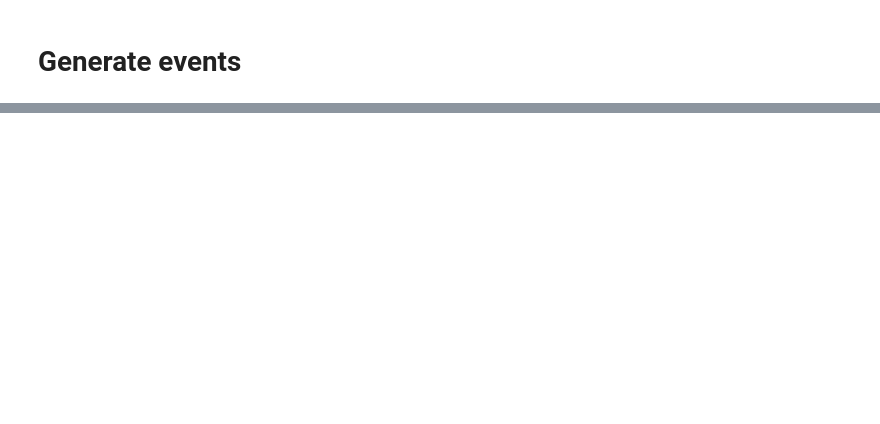
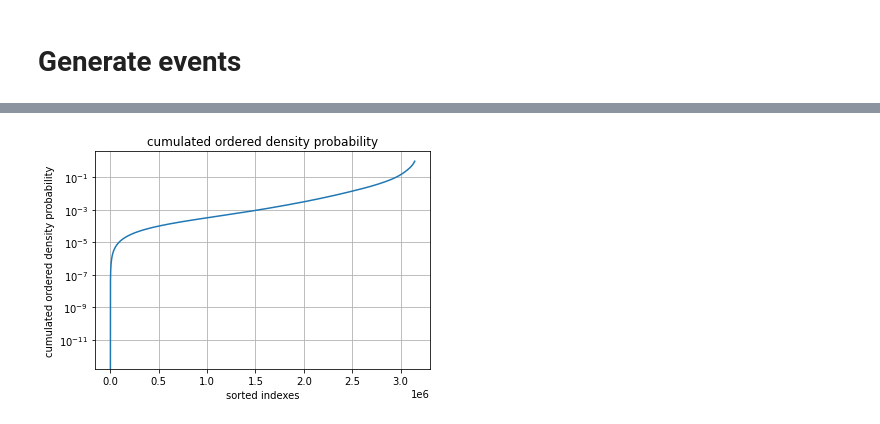
Before and after one commit to sylvielsstfr/MyGaia, a Jupyter notebook: densitymap/GenerateEvents.ipynb, the cells around one changed output, grey strips where cells are left out. Saved outputs shown, nothing was run; the diff lists cells and outputs as text; code cells hidden in the pictures; blank space fills up the shorter version.

```diff
--- a/densitymap/GenerateEvents.ipynb
+++ b/densitymap/GenerateEvents.ipynb
@@ -55,0 +74,10 @@ indexes = np.floor(np.interp(uniform_draw, cumm_dist, np.arange(cumm_dist.size))
+# %%
+# plot sorted probability
+plt.plot(cumm_dist);
+plt.yscale('log')
+plt.title("cumulated ordered density probability")
+plt.xlabel("sorted indexes")
+plt.ylabel("cumulated ordered density probability")
+plt.grid()
+# %% [output]
+[figure, added]
```
Also changed, not shown: parts of 15 cells of this notebook, 1 other file.
